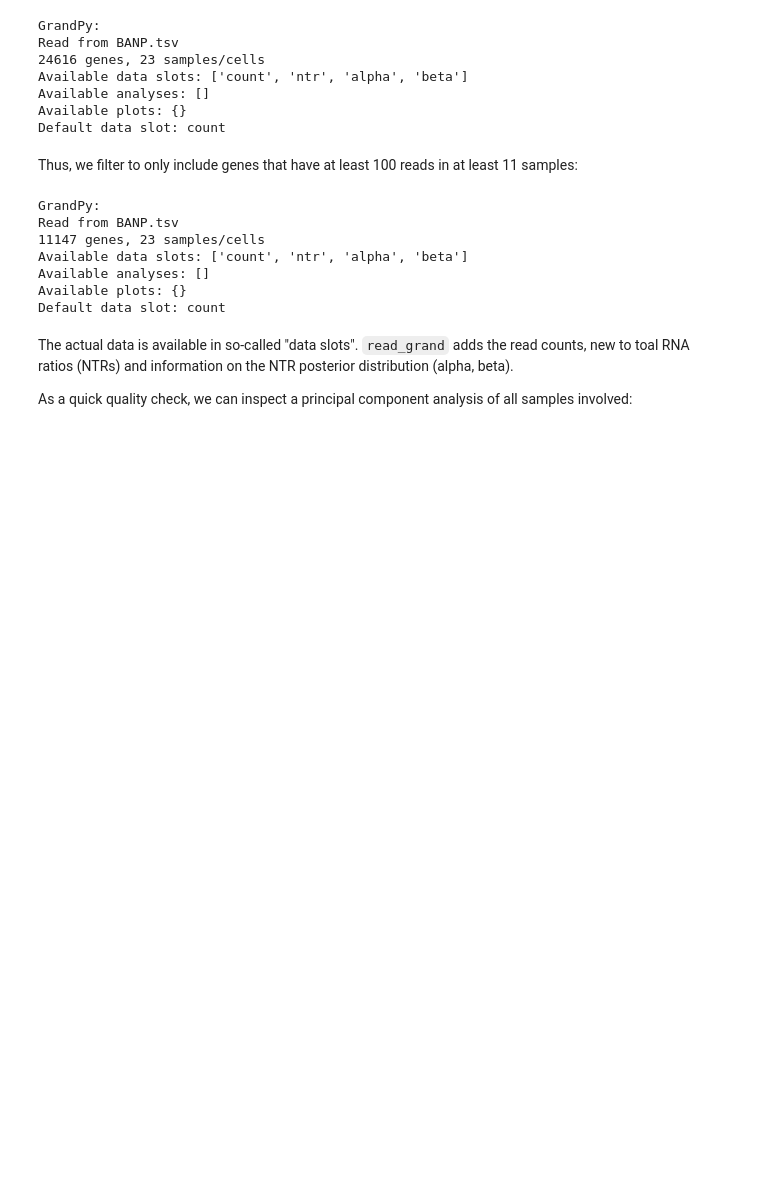
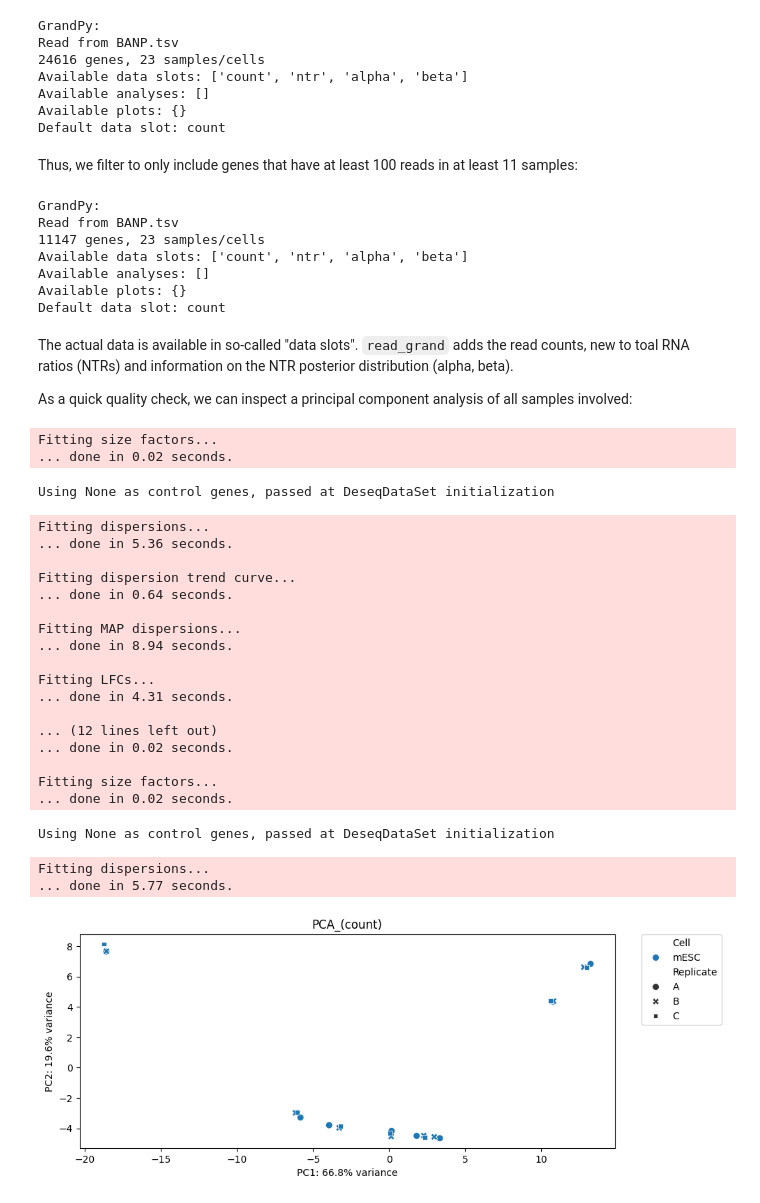
Before and after one commit to maus2310/GrandPy, a Jupyter notebook: Py/vignettes/vignette_01_differential_expression_(snapshot_data).ipynb, the cells around one changed output. Saved outputs shown, nothing was run; the diff lists cells and outputs as text; code cells hidden in the pictures; blank space fills up the shorter version.

```diff
--- a/Py/vignettes/vignette_01_differential_expression_(snapshot_data).ipynb
+++ b/Py/vignettes/vignette_01_differential_expression_(snapshot_data).ipynb
@@ -12,7 +12,7 @@ from numpy.ma.core import min_val
 
 # loading the grandPy package anpassen
 from Py.load import *
-banp = read_grand("https://zenodo.org/record/6976391/files/BANP.tsv.gz", design=("Cell", "Experimental.time", "Genotype", "dur.4sU", "has4.U", "Replicate"))
+banp = read_grand("https://zenodo.org/record/6976391/files/BANP.tsv.gz", design=("Cell", "Experimental.time", "Genotype", "dur.4sU", "has.4sU", "Replicate"))
 # %% [output]
 Detected URL -> downloading to temp file
 Detected dense format -> using dense reader
@@ -72,4 +72,29 @@ The actual data is available in so-called "data slots". `read_grand` adds the re
 As a quick quality check, we can inspect a principal component analysis of all samples involved:
 # %%
 from Py.plot import *
-# plot_pca(banp)
+plot_pca(banp)
+# %% [output]
+Fitting size factors...
+... done in 0.02 seconds.
+Using None as control genes, passed at DeseqDataSet initialization
+Fitting dispersions...
+... done in 5.36 seconds.
+
+Fitting dispersion trend curve...
+... done in 0.64 seconds.
+
+Fitting MAP dispersions...
+... done in 8.94 seconds.
+
+Fitting LFCs...
+... done in 4.31 seconds.
+
+... (12 lines left out)
+... done in 0.02 seconds.
+
+Fitting size factors...
+... done in 0.02 seconds.
+Using None as control genes, passed at DeseqDataSet initialization
+Fitting dispersions...
+... done in 5.77 seconds.
+[figure, added]
```
Also changed, not shown: parts of 4 cells of this notebook, 3 other files.
